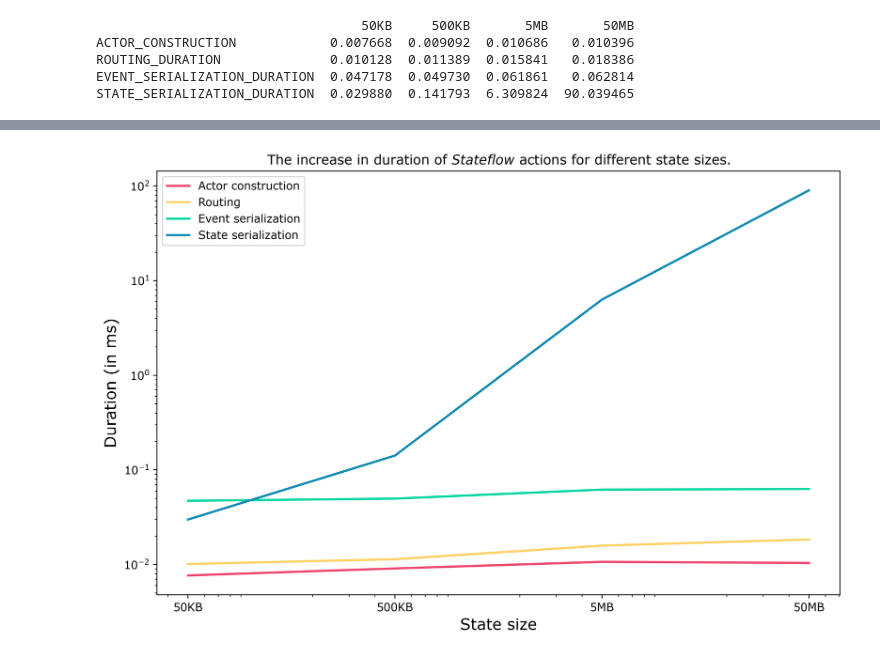
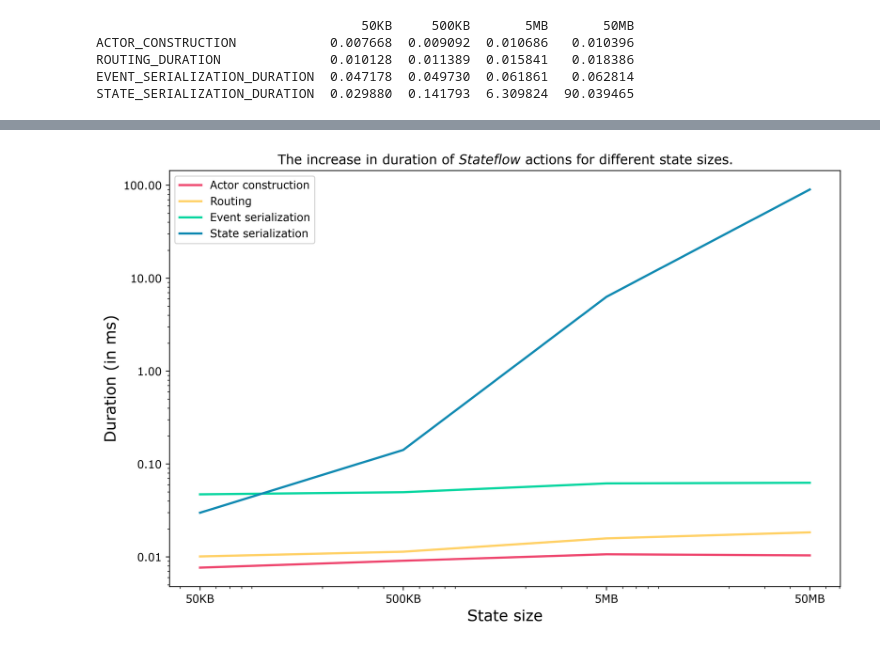
Before and after one commit to delftdata/stateflow-evaluation, a Jupyter notebook: results/overhead/overhead_results.ipynb, the cells around one changed output, grey strips where cells are left out. Cells and saved outputs as stored; diff of their text form; code cells hidden in the pictures.

```diff
--- a/results/overhead/overhead_results.ipynb
+++ b/results/overhead/overhead_results.ipynb
@@ -105,23 +108,25 @@ plt.show()
 # %%
 actor = overhead_mean.loc["ACTOR_CONSTRUCTION"]
 route = overhead_mean.loc["ROUTING_DURATION"]
 event = overhead_mean.loc["EVENT_SERIALIZATION_DURATION"]
 state = overhead_mean.loc["STATE_SERIALIZATION_DURATION"]
 
 x = [50, 500, 5000, 50000]
 plt.plot(x, actor, color="#ef476f", label="Actor construction", linewidth=2)
 plt.plot(x, route, color="#ffd166", label="Routing", linewidth=2)
 plt.plot(x, event, color="#06d6a0", label="Event serialization", linewidth=2)
 plt.plot(x, state, color="#118ab2", label="State serialization", linewidth=2)
+ax = plt.gca()
 
 plt.yscale('log')
 plt.xscale('log')
 plt.xticks(x, ["50KB", "500KB", "5MB", "50MB"])
 plt.ylabel("Duration (in ms)",fontsize=14)
 plt.xlabel("State size", fontsize=14)
+ax.yaxis.set_major_formatter(matplotlib.ticker.FormatStrFormatter('%.2f'))
 
 plt.legend()
 plt.title(r"The increase in duration of $Stateflow$ actions for different state sizes.")
 plt.show()
 # %% [output]
-[figure, old version]
+[figure, new version]
```
Also changed, not shown: parts of 3 cells of this notebook.
